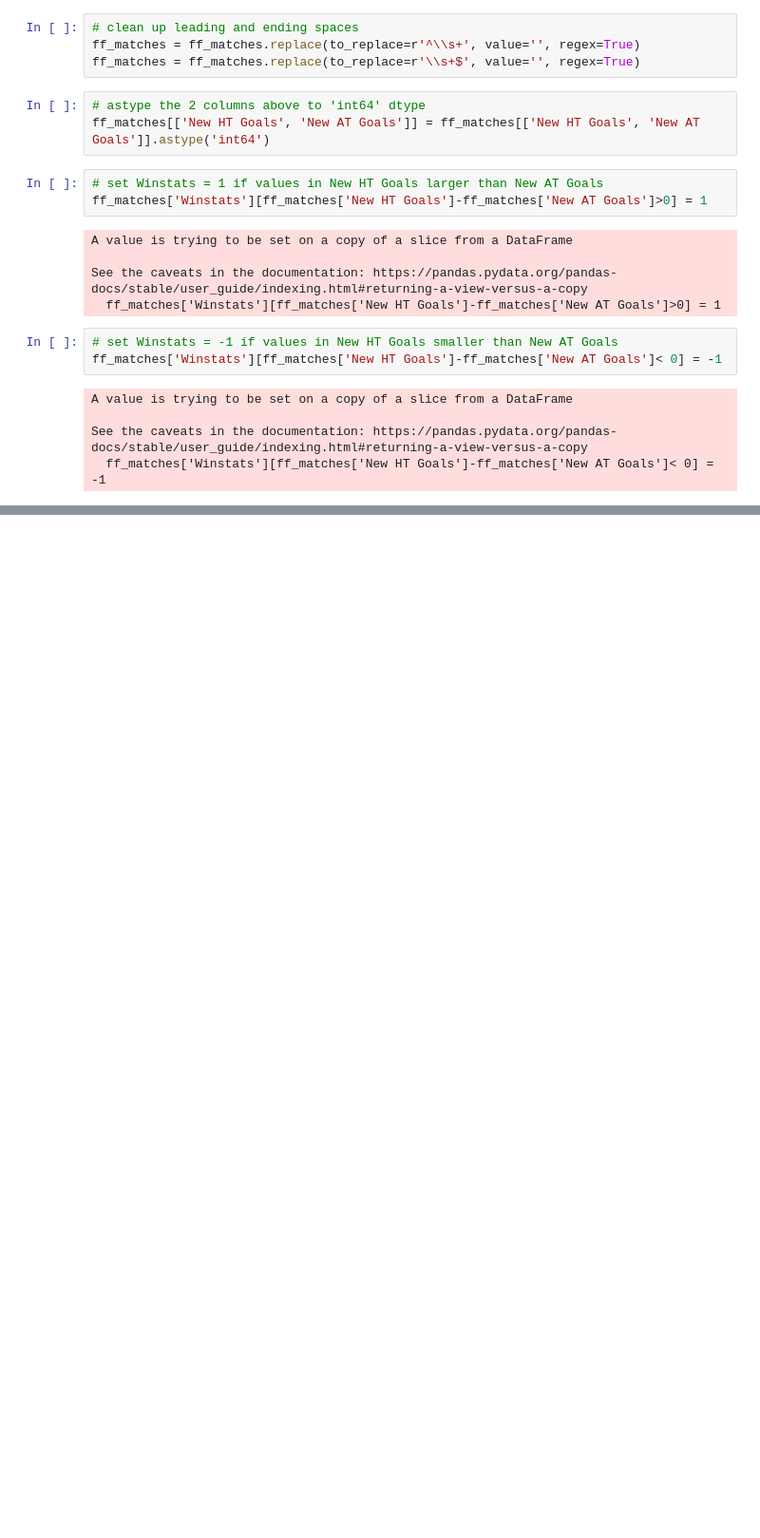
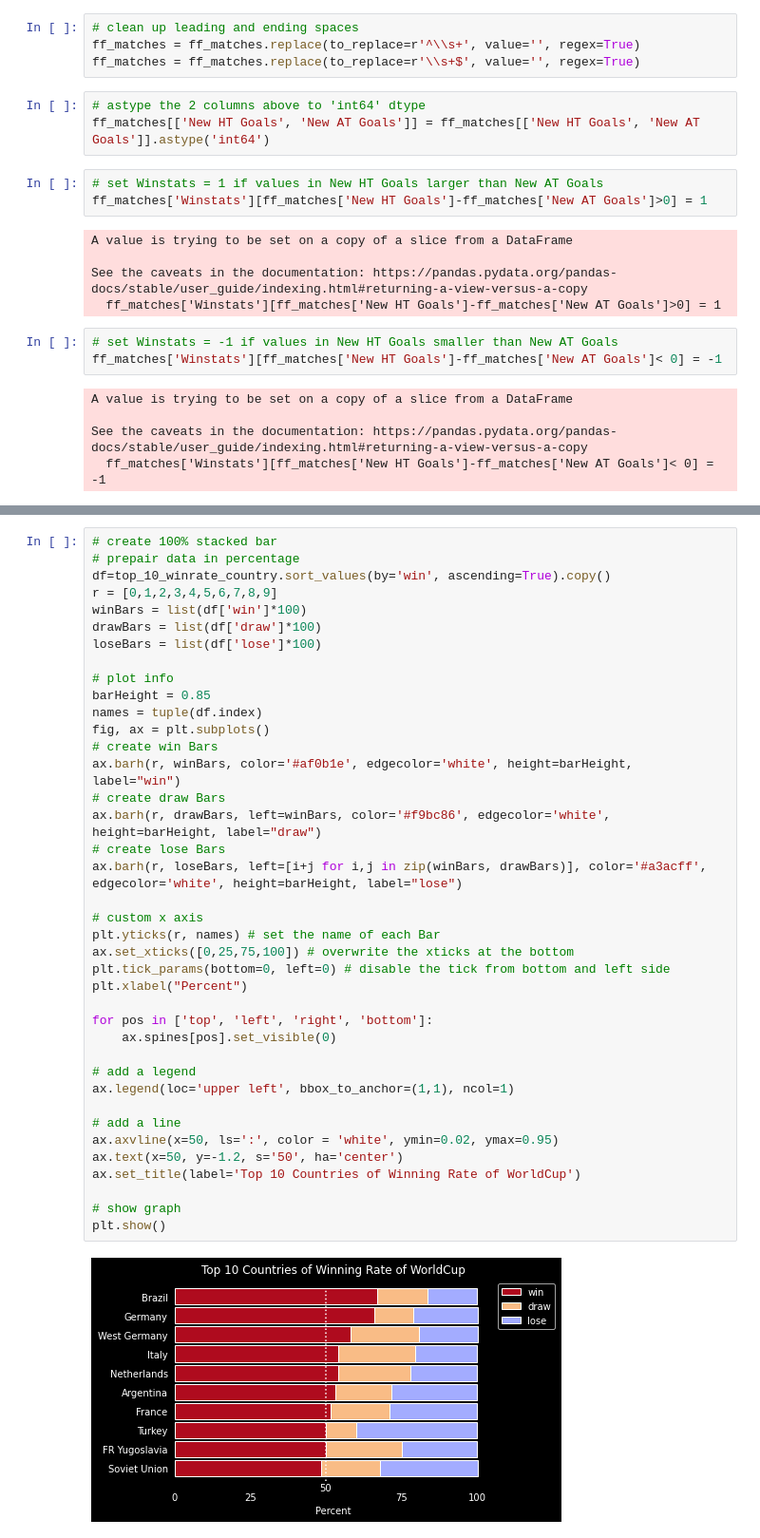
Before and after one commit to jInvincible/Group7-mini-project, a Jupyter notebook: jupyter/fifa_worldcup_win.ipynb, the cells around one changed output, grey strips where cells are left out. Shown at 95% size. Cells and saved outputs as stored; diff of their text form; blank space fills up the shorter version.

Commit message:
implement fifa_worldcup_win.py

```diff
--- a/jupyter/fifa_worldcup_win.ipynb
+++ b/jupyter/fifa_worldcup_win.ipynb
@@ -87,0 +177,41 @@ df_win_of_country = pd.DataFrame(win_dict)
+# %%
+# create 100% stacked bar
+# prepair data in percentage
+df=top_10_winrate_country.sort_values(by='win', ascending=True).copy()
+r = [0,1,2,3,4,5,6,7,8,9]
+winBars = list(df['win']*100)
+drawBars = list(df['draw']*100)
+loseBars = list(df['lose']*100)
+
+# plot info
+barHeight = 0.85
+names = tuple(df.index)
+fig, ax = plt.subplots()
+# create win Bars
+ax.barh(r, winBars, color='#af0b1e', edgecolor='white', height=barHeight, label="win")
+# create draw Bars
+ax.barh(r, drawBars, left=winBars, color='#f9bc86', edgecolor='white', height=barHeight, label="draw")
+# create lose Bars
+ax.barh(r, loseBars, left=[i+j for i,j in zip(winBars, drawBars)], color='#a3acff', edgecolor='white', height=barHeight, label="lose")
+
+# custom x axis
+plt.yticks(r, names) # set the name of each Bar
+ax.set_xticks([0,25,75,100]) # overwrite the xticks at the bottom
+plt.tick_params(bottom=0, left=0) # disable the tick from bottom and left side
+plt.xlabel("Percent")
+
+for pos in ['top', 'left', 'right', 'bottom']:
+    ax.spines[pos].set_visible(0)
+
+# add a legend
+ax.legend(loc='upper left', bbox_to_anchor=(1,1), ncol=1)
+
+# add a line
+ax.axvline(x=50, ls=':', color = 'white', ymin=0.02, ymax=0.95)
+ax.text(x=50, y=-1.2, s='50', ha='center')
+ax.set_title(label='Top 10 Countries of Winning Rate of WorldCup')
+
+# show graph
+plt.show()
+# %% [output]
+[figure, added]
```
Also changed, not shown: parts of 12 cells of this notebook, 5 other files.
